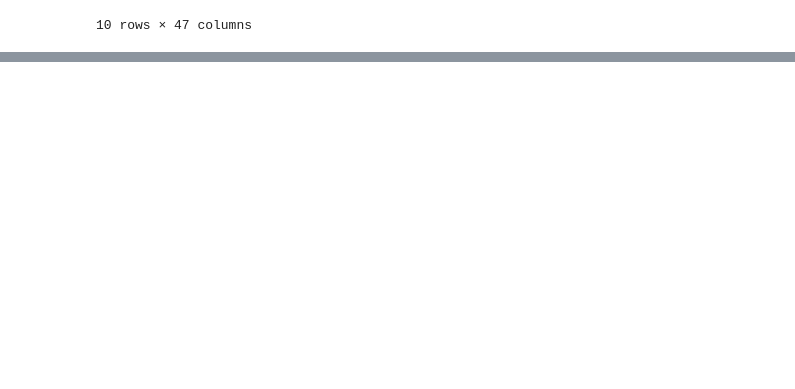
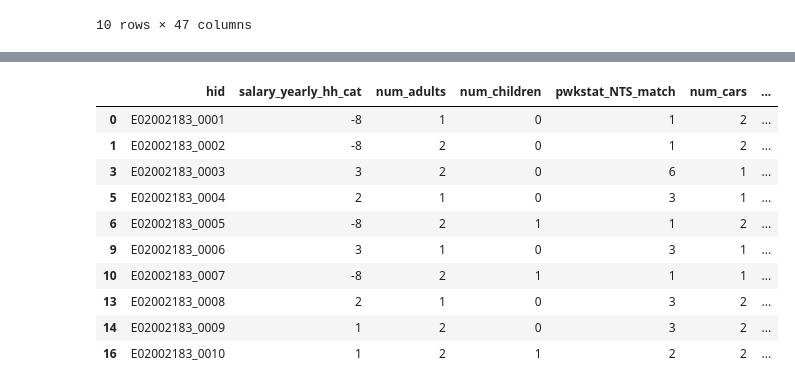
Before and after one commit to Urban-Analytics-Technology-Platform/acbm, a Jupyter notebook: notebooks/statistical_matching.ipynb, the cells around one changed output, grey strips where cells are left out. Cells and saved outputs as stored; diff of their text form; code cells hidden in the pictures; blank space fills up the shorter version.

```diff
--- a/notebooks/statistical_matching.ipynb
+++ b/notebooks/statistical_matching.ipynb
@@ -223,14 +218,22 @@ spc['salary_yearly_hh'] = (spc
                            .groupby('household')['salary_yearly']
                            .transform('sum'))
 
-# --- transform into categorical column so that it matches the reported NTS values
+# --- Recode column so that it matches the reported NTS values (Use income_dict_nts_hh dictionary for reference)
 
 # Define the bins
 bins = [0, 24999, 49999, np.inf]
 # Define the labels for the bins
-labels = ['0-25k', '25k-50k', '50k+']
+labels = [1, 2, 3]
 
-spc['salary_yearly_hh_cat'] = pd.cut(spc['salary_yearly_hh'], bins=bins, labels=labels)
+spc['salary_yearly_hh_cat'] = (pd.cut(spc['salary_yearly_hh'], bins=bins, labels=labels)
+                                 .astype('str')
+                                 .astype('float'))
+
+# replace NA values with -8 (to be consistent with NTS)
+spc['salary_yearly_hh_cat'] = spc['salary_yearly_hh_cat'].fillna(-8)
+
+# Convert the column to int
+spc['salary_yearly_hh_cat'] = spc['salary_yearly_hh_cat'].astype('int')
 # %% [markdown]
 #### Household Composition (No. of Adults / Children)
 # %%
@@ -286,10 +289,11 @@ def count_values(group, column, values, value_names):
     return pd.Series([counts.get(val, 0) for val in values], index=value_names)
 
 # Apply the function to each group
-counts_df = spc.groupby('household').apply(count_values,
-                                           column='pwkstat', values=[1, 2],
-                                           value_names=['pwkstat_FT_hh',
-                                                        'pwkstat_PT_hh'])
+counts_df = (spc.groupby('household')
+                .apply(count_values,
+                       column='pwkstat',
+                       values=[1, 2],
+                       value_names=['pwkstat_FT_hh','pwkstat_PT_hh']))
 
 # Check results
 # counts_df.head(10)
@@ -316,7 +320,8 @@ counts_df.iloc[460:480, :]
 # %%
 # We want to match the SPC values to the NTS
 dict_nts['HHoldEmploy_B01ID']
-'''{
+'''
+{
     '1': 'None',
     '2': '0 FT, 1 PT',
     '3': '1 FT, 0 PT',
@@ -351,10 +356,12 @@ conditions = [
 ]
 
 # Define the corresponding outputs based on dict_nts['HHoldEmploy_B01ID]
-outputs = ['1', '2', '3', '4', '5', '6', '7', '8', '9', '10', '11']
+outputs = [1, 2, 3, 4, 5, 6, 7, 8, 9, 10, 11]
 
 # Create a new column using np.select
-counts_df['pwkstat_NTS_match'] = np.select(conditions, outputs, default='-8')
+counts_df['pwkstat_NTS_match'] = np.select(conditions,
+                                           outputs,
+                                           default= -8)
 
 
 
@@ -380,0 +487,24 @@ spc.head(10)
+# %%
+# Select multiple columns
+spc_matching = spc[[
+    'hid',
+    'salary_yearly_hh_cat', 'num_adults',
+    'num_children', 'pwkstat_NTS_match',
+    'num_cars', 'tenure_spc_for_matching']]
+
+# edit the df so that we have one row per hid
+spc_matching = spc_matching.drop_duplicates(subset='hid')
+
+spc_matching.head(10)
+# %% [output]
+|  | hid | salary_yearly_hh_cat | num_adults | num_children | pwkstat_NTS_match | num_cars | ... |
+| 0 | E02002183_0001 | -8 | 1 | 0 | 1 | 2 | ... |
+| 1 | E02002183_0002 | -8 | 2 | 0 | 1 | 2 | ... |
+| 3 | E02002183_0003 | 3 | 2 | 0 | 6 | 1 | ... |
+| 5 | E02002183_0004 | 2 | 1 | 0 | 3 | 1 | ... |
+| 6 | E02002183_0005 | -8 | 2 | 1 | 1 | 2 | ... |
+| 9 | E02002183_0006 | 3 | 1 | 0 | 3 | 1 | ... |
+| 10 | E02002183_0007 | -8 | 2 | 1 | 1 | 1 | ... |
+| 13 | E02002183_0008 | 2 | 1 | 0 | 3 | 2 | ... |
+| 14 | E02002183_0009 | 1 | 2 | 0 | 3 | 2 | ... |
+| 16 | E02002183_0010 | 1 | 2 | 1 | 2 | 2 | ... |
```
Also changed, not shown: parts of 19 cells of this notebook.
